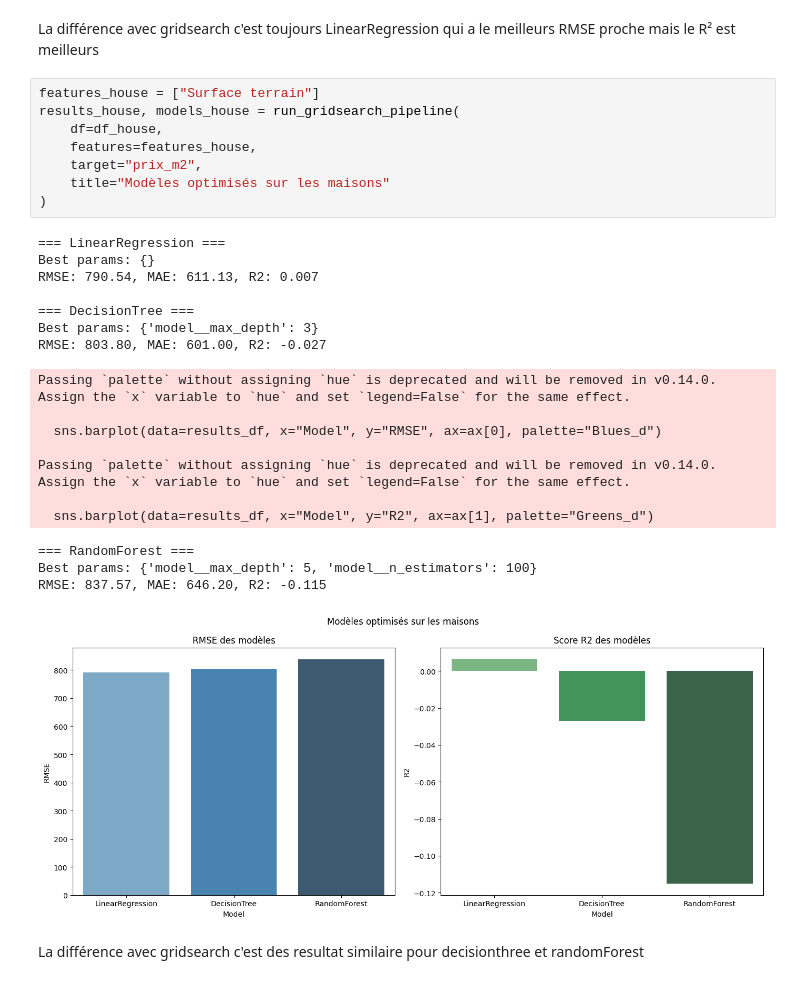
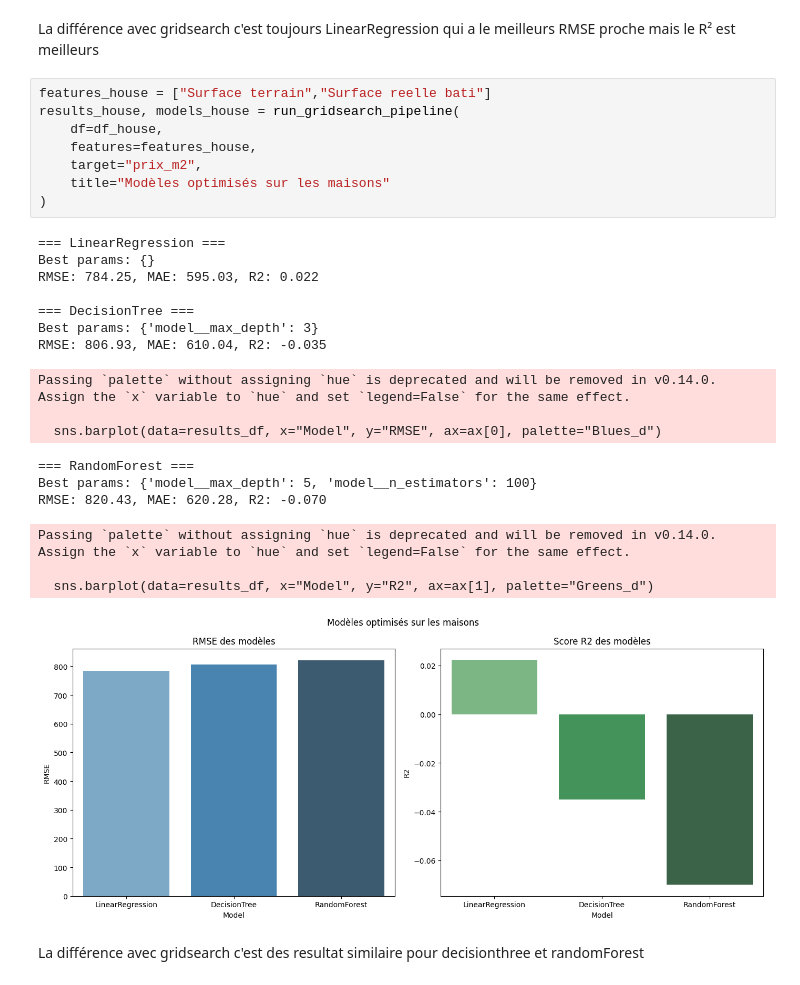
Before and after one commit to sayana-project/immoprice_api, a Jupyter notebook: notebooks/p1_lille.ipynb, the cells around one changed output. Saved outputs shown, nothing was run; the diff lists cells and outputs as text.

```diff
--- a/notebooks/p1_lille.ipynb
+++ b/notebooks/p1_lille.ipynb
@@ -476,32 +475,31 @@ def run_gridsearch_pipeline(df, features, target, title="Résultats des modèles
 # %% [markdown]
 La différence avec gridsearch c'est toujours LinearRegression qui a le meilleurs RMSE proche mais le R² est meilleurs
 # %%
-features_house = ["Surface terrain"]
+features_house = ["Surface terrain","Surface reelle bati"]
 results_house, models_house = run_gridsearch_pipeline(
     df=df_house,
     features=features_house,
     target="prix_m2",
     title="Modèles optimisés sur les maisons"
 )
 # %% [output]
 === LinearRegression ===
 Best params: {}
-RMSE: 790.54, MAE: 611.13, R2: 0.007
+RMSE: 784.25, MAE: 595.03, R2: 0.022
 
 === DecisionTree ===
 Best params: {'model__max_depth': 3}
-RMSE: 803.80, MAE: 601.00, R2: -0.027
+RMSE: 806.93, MAE: 610.04, R2: -0.035
 Passing `palette` without assigning `hue` is deprecated and will be removed in v0.14.0. Assign the `x` variable to `hue` and set `legend=False` for the same effect.
 
   sns.barplot(data=results_df, x="Model", y="RMSE", ax=ax[0], palette="Blues_d")
-
-Passing `palette` without assigning `hue` is deprecated and will be removed in v0.14.0. Assign the `x` variable to `hue` and set `legend=False` for the same effect.
-
-  sns.barplot(data=results_df, x="Model", y="R2", ax=ax[1], palette="Greens_d")
 === RandomForest ===
 Best params: {'model__max_depth': 5, 'model__n_estimators': 100}
-RMSE: 837.57, MAE: 646.20, R2: -0.115
+RMSE: 820.43, MAE: 620.28, R2: -0.070
+Passing `palette` without assigning `hue` is deprecated and will be removed in v0.14.0. Assign the `x` variable to `hue` and set `legend=False` for the same effect.
+
+  sns.barplot(data=results_df, x="Model", y="R2", ax=ax[1], palette="Greens_d")
-[figure, old version]
+[figure, new version]
 # %% [markdown]
 La différence avec gridsearch c'est des resultat similaire pour decisionthree et randomForest
 # %%
```
Also changed, not shown: parts of 10 cells of this notebook, 26 other files.
